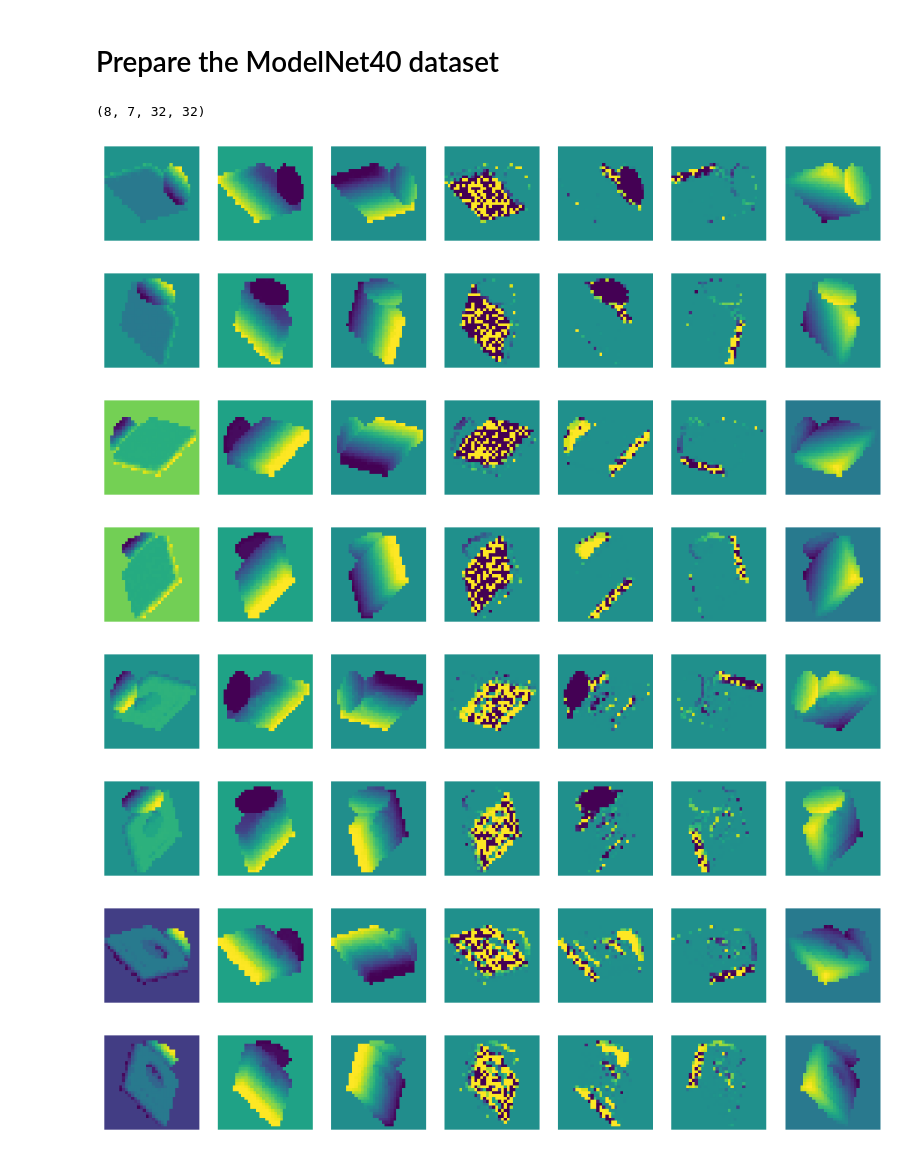
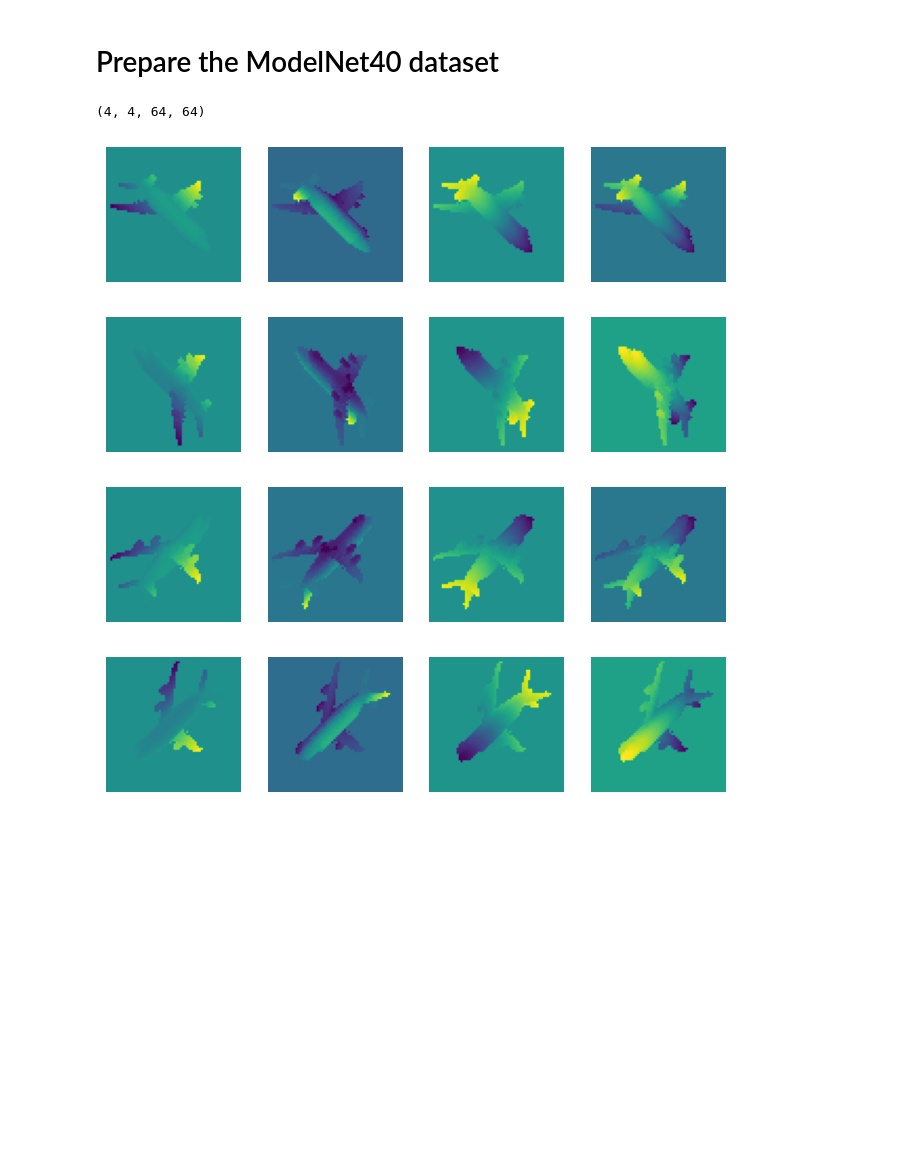
Before and after one commit to ChenXinXuTUSC/vit-notebook, a Jupyter notebook: extended.ipynb, the cells around one changed output. Cells and saved outputs as stored; diff of their text form; code cells hidden in the pictures; blank space fills up the shorter version.

Commit message:
MViT runnable on ModelNet40

```diff
--- a/extended.ipynb
+++ b/extended.ipynb
@@ -34,6 +39,7 @@ class ModelNet40(Dataset):
             "couldn't find shape-names txt file"
         with open(shape_names_file, 'r') as f:
             shape_names = sorted([line.strip() for line in f.readlines()])
+            self.class_names = shape_names
             self.cls2idx = {v:i for i, v in enumerate(shape_names)}
             self.idx2cls = {i:v for i, v in enumerate(shape_names)}
 
@@ -91,12 +97,12 @@ class ModelNet40(Dataset):
         x = ((x + 1.0) / 2.0 * (image_shape[0] - 1)).astype(np.int32)
         y = ((y + 1.0) / 2.0 * (image_shape[1] - 1)).astype(np.int32)
 
-        image = np.full((*image_shape, points.shape[-1] + 1), 0.0, dtype=np.float32)
+        image = np.full((*image_shape, 3 + 1), 0.0, dtype=np.float32) # (x, y, z, r)
         z_buf = np.full(image_shape, -np.inf)
 
         for r, c, d, point in zip(x, y, z, points):
             if d > z_buf[r][c]:
                 z_buf[r][c] = d
-                image[r][c] = np.array([*point, d])
+                image[r][c] = np.array([*point[:3], d])
 
         return np.transpose(image) # move channel axis to the first
@@ -109,30 +109,44 @@ proj_axes = [
 # %%
+image_shape = (64, 64)
+patch_shape = (4, 4)
+# proj_axes = [
+#     [int((int(x) - 0.5) * 2) for x in list(bin(i)[2:].zfill(3))] for i in range(2**3)
+# ]
+# proj_axes = [
+#     [1, 0, 0],
+#     [-1, 0, 0],
+#     [0, 1, 0],
+#     [0, -1, 0],
+#     [0, 0, 1],
+#     [0, 0, -1]
+# ]
+proj_axes = [
+    [+1, +1, +1],
+    [-1, -1, -1],
+    [+1, -1, +1],
+    [-1, +1, -1]
+]
+
 train_dataset = ModelNet40("./data/modelnet40", split="train", image_shape=image_shape, proj_axes=proj_axes)
 # 定义训练集和验证集的大小
 train_size = int(0.8 * len(train_dataset))  # 80% 用于训练
 valid_size = len(train_dataset) - train_size  # 20% 用于验证
-
 # 使用 random_split 进行划分
 train_dataset, valid_dataset = random_split(train_dataset, [train_size, valid_size])
-train_dataloader = DataLoader(train_dataset, batch_size=4, shuffle=True)
-valid_dataloader = DataLoader(valid_dataset, batch_size=4, shuffle=True)
+testt_dataset = ModelNet40("./data/modelnet40", split="test", image_shape=image_shape, proj_axes=proj_axes)
 
 for iter, (fmap, gdth) in enumerate(train_dataset):
     print(fmap.shape)
     for view in fmap:
-        fig, axes = plt.subplots(1, 7, figsize=(12, 3))
-        for ax, chnl in zip(axes, view):
+        fig, axes = plt.subplots(1, 4, figsize=(8, 2))
+        for ax, chnl in zip(axes.flatten(), view):
             ax.axis("off")
             ax.imshow(chnl)
         plt.show()
     break
 # %% [output]
-(8, 7, 32, 32)
+(4, 4, 64, 64)
-[figure, old version]
+[figure, new version]
-[figure, old version]
+[figure, new version]
-[figure, old version]
+[figure, new version]
-[figure, old version]
+[figure, new version]
-[figure, removed]
-[figure, removed]
-[figure, removed]
-[figure, removed]
```
Also changed, not shown: parts of 13 cells of this notebook, 4 other files.
